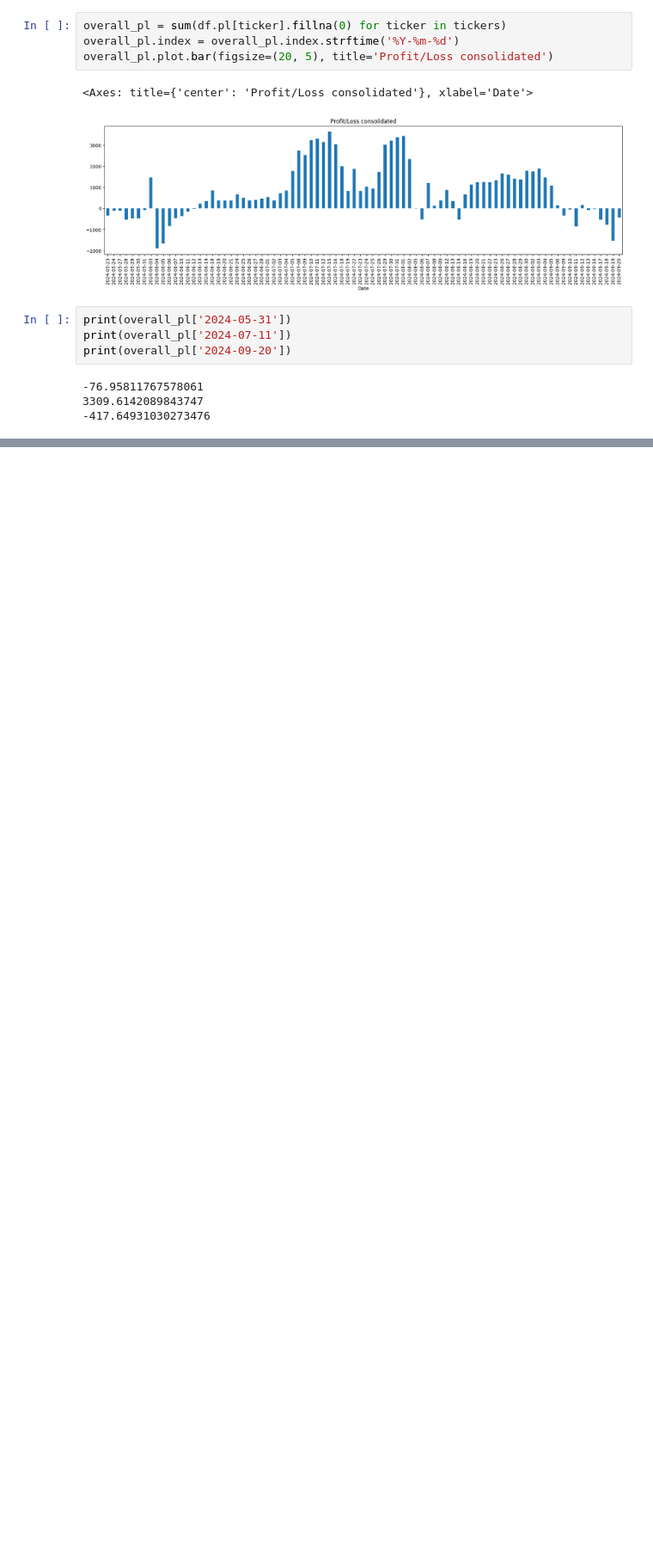
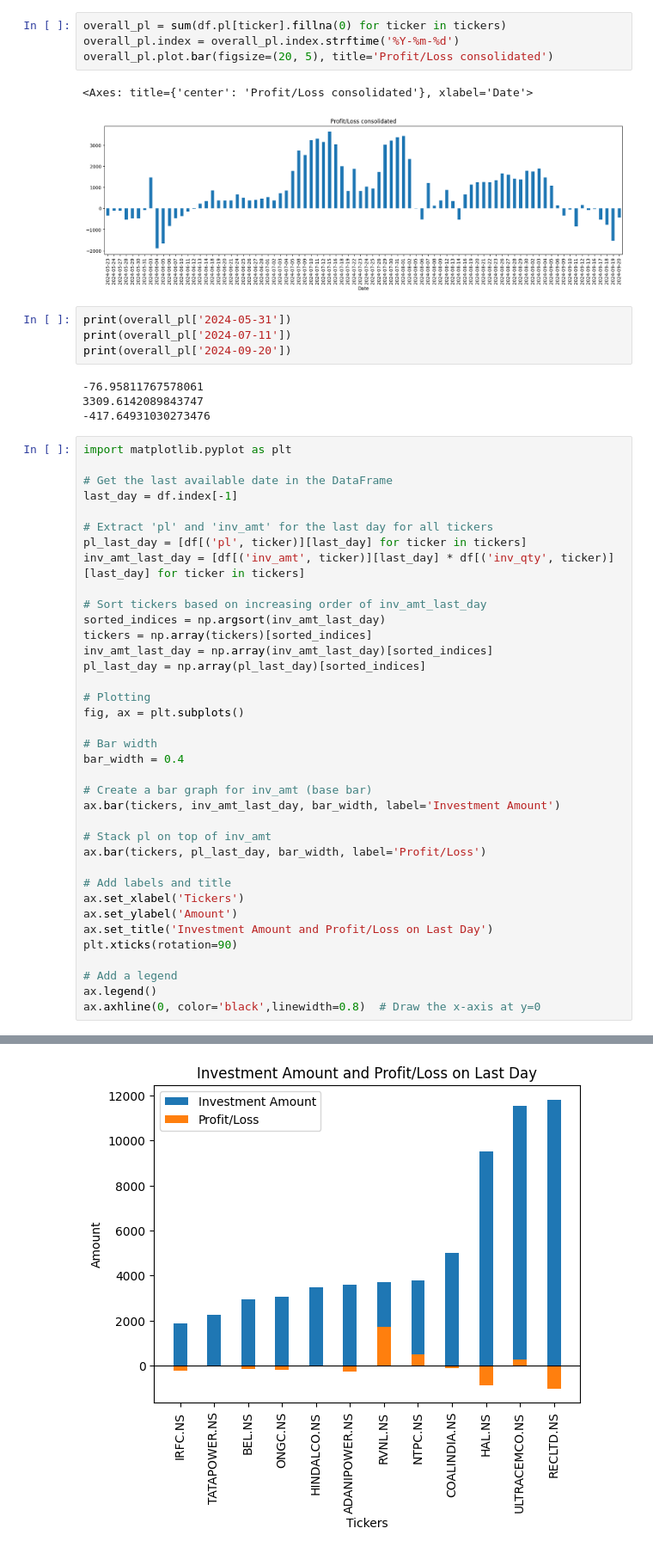
Before and after one commit to TsarPrince/stonks, a Jupyter notebook: yfinance.ipynb, the cells around one changed output, grey strips where cells are left out. Shown: that part at 86% size. Drawn from its saved outputs; the diff is of its cells as text; blank space fills up the shorter version.

Commit message:
inv_amt v/s pl on last day

```diff
--- a/yfinance.ipynb
+++ b/yfinance.ipynb
@@ -176,3 +196,41 @@ print(overall_pl['2024-09-20'])
 -76.95811767578061
 3309.6142089843747
 -417.64931030273476
+# %%
+import matplotlib.pyplot as plt
+
+# Get the last available date in the DataFrame
+last_day = df.index[-1]
+
+# Extract 'pl' and 'inv_amt' for the last day for all tickers
+pl_last_day = [df[('pl', ticker)][last_day] for ticker in tickers]
+inv_amt_last_day = [df[('inv_amt', ticker)][last_day] * df[('inv_qty', ticker)][last_day] for ticker in tickers]
+
+# Sort tickers based on increasing order of inv_amt_last_day
+sorted_indices = np.argsort(inv_amt_last_day)
+tickers = np.array(tickers)[sorted_indices]
+inv_amt_last_day = np.array(inv_amt_last_day)[sorted_indices]
+pl_last_day = np.array(pl_last_day)[sorted_indices]
+
+# Plotting
+fig, ax = plt.subplots()
+
+# Bar width
+bar_width = 0.4
+
+# Create a bar graph for inv_amt (base bar)
+ax.bar(tickers, inv_amt_last_day, bar_width, label='Investment Amount')
+
+# Stack pl on top of inv_amt
+ax.bar(tickers, pl_last_day, bar_width, label='Profit/Loss')
+
+# Add labels and title
+ax.set_xlabel('Tickers')
+ax.set_ylabel('Amount')
+ax.set_title('Investment Amount and Profit/Loss on Last Day')
+plt.xticks(rotation=90)
+
+# Add a legend
+ax.legend()
+ax.axhline(0, color='black',linewidth=0.8)  # Draw the x-axis at y=0
+# %% [output]
@@ -178,0 +238 @@ print(overall_pl['2024-09-20'])
+[figure, added]
```
Also changed, not shown: parts of 4 cells of this notebook.
